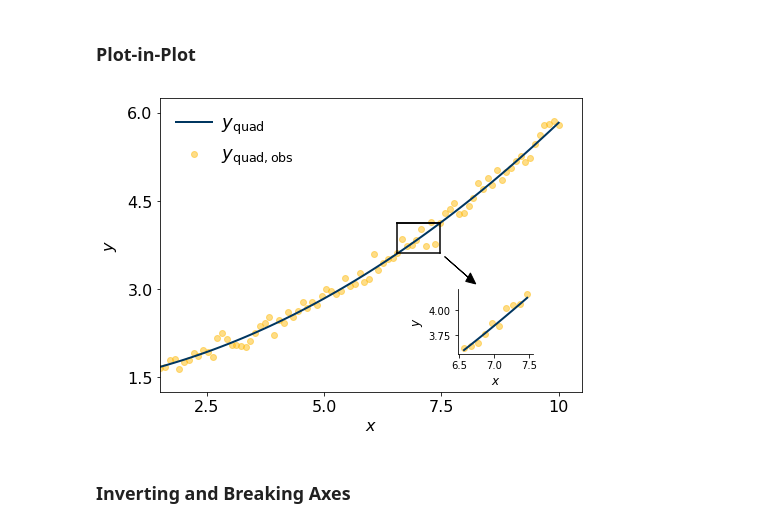
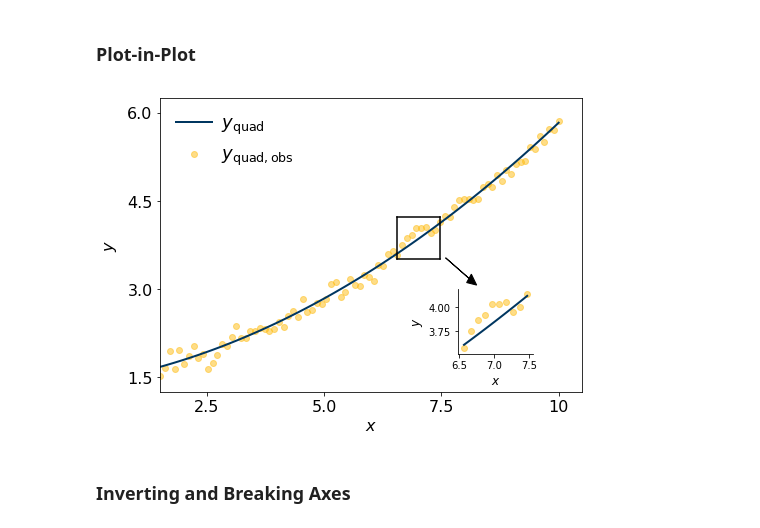
Before and after one commit to eonadler/Data-Visualization, a Jupyter notebook: Matplotlib and Data Visualization Tutorial.ipynb, the cells around one changed output. Saved outputs shown, nothing was run; the diff lists cells and outputs as text; code cells hidden in the pictures.

```diff
--- a/Matplotlib and Data Visualization Tutorial.ipynb
+++ b/Matplotlib and Data Visualization Tutorial.ipynb
@@ -354,49 +356,51 @@ plt.show()
 ### Plot-in-Plot
 # %%
 f,ax = plt.subplots(figsize=(7,5))
+
 idx = np.logical_and(x>6.5,x<7.5)
+y_rand = y_quad[0] + 0.1*np.random.randn(len(x))
+eps = 0.1
 
 ax.plot(x, y_quad[0], c=ucsb_colors[0], label=r'$y_{\rm{quad}}$', linewidth=2)
-ax.scatter(x, y_quad[0] + 0.1*np.random.randn(len(x)), alpha=0.5, c=ucsb_colors[1], label=r'$y_{\rm{quad,obs}}$')
-ax.plot(x[idx],y_quad[0][idx][0]*np.ones(len(x[idx])),'k')
+ax.scatter(x, y_rand, alpha=0.5, c=ucsb_colors[1], label=r'$y_{\rm{quad,obs}}$')
 
 #Plot a box around the zoom-in region
-ax.plot(x[idx][0]*np.ones(len(x[idx])),np.linspace(y_quad[0][idx][0],y_quad[0][idx][-1],len(x[idx])),'k')
-ax.plot(x[idx][-1]*np.ones(len(x[idx])),np.linspace(y_quad[0][idx][0],y_quad[0][idx][-1],len(x[idx])),'k')
-ax.plot(x[idx],y_quad[0][idx][-1]*np.ones(len(x[idx])),'k')
-ax.plot(x[idx],y_quad[0][idx][-1]*np.ones(len(x[idx])),'k')
+ax.plot(x[idx][0]*np.ones(len(x[idx])),np.linspace(y_quad[0][idx][0]-eps,y_quad[0][idx][-1]+eps,len(x[idx])),'k')
+ax.plot(x[idx][-1]*np.ones(len(x[idx])),np.linspace(y_quad[0][idx][0]-eps,y_quad[0][idx][-1]+eps,len(x[idx])),'k')
+ax.plot(x[idx],(y_quad[0][idx][0]-eps)*np.ones(len(x[idx])),'k')
+ax.plot(x[idx],(y_quad[0][idx][-1]+eps)*np.ones(len(x[idx])),'k')
 
 ax.set_xticks([2.5,5.0,7.5,10])
 ax.set_xticklabels(['2.5','5.0','7.5', '10'], fontsize=16)
 ax.set_yticks([1.5,3.0,4.5,6.0])
 ax.set_yticklabels(['1.5','3.0','4.5', '6.0'], fontsize=16)
 ax.set_xlim(1.5,10.5)
 ax.set_ylim(1.25,6.25)
 ax.legend(loc=2, prop={'size':18}, frameon=False, handletextpad=0.5)
 ax.set_xlabel(r'$x$', fontsize=16)
 ax.set_ylabel(r'$y$', fontsize=16, labelpad=8)
 
 #Define the plot-in-plot. (See what happens without the spines commands)
 left, bottom, width, height = [0.725, 0.25, 0.15, 0.18]
 ax2 = f.add_axes([left, bottom, width, height])
 ax2.spines['right'].set_visible(False)
 ax2.spines['top'].set_visible(False)
 
 ax2.plot(x[idx], y_quad[0][idx], c=ucsb_colors[0], linewidth=2)
-ax2.scatter(x[idx], y_quad[0][idx] + 0.1*np.random.randn(len(x[idx])), alpha=0.5, c=ucsb_colors[1])
+ax2.scatter(x[idx], y_rand[idx], alpha=0.5, c=ucsb_colors[1])
 
 ax2.set_xlabel(r'$x$', fontsize=12)
 ax2.set_ylabel(r'$y$', fontsize=12)
 ax2.xaxis.set_ticks_position('bottom')
 ax2.yaxis.set_ticks_position('left')
 
 #The plt.arrow output isn't very attractive. If you have a better method, please share!
-ax.arrow(7.57, 3.55, 0.5, -0.35, head_width=0.175, head_length=0.2, fc='k', ec='k')
+ax.arrow(7.59, 3.53, 0.5, -0.35, head_width=0.175, head_length=0.2, fc='k', ec='k')
 
 plt.tight_layout()
 plt.show()
 # %% [output]
-[figure, old version]
+[figure, new version]
 # %% [markdown]
 ### Inverting and Breaking Axes
 # %%
```
Also changed, not shown: parts of 12 cells of this notebook.
